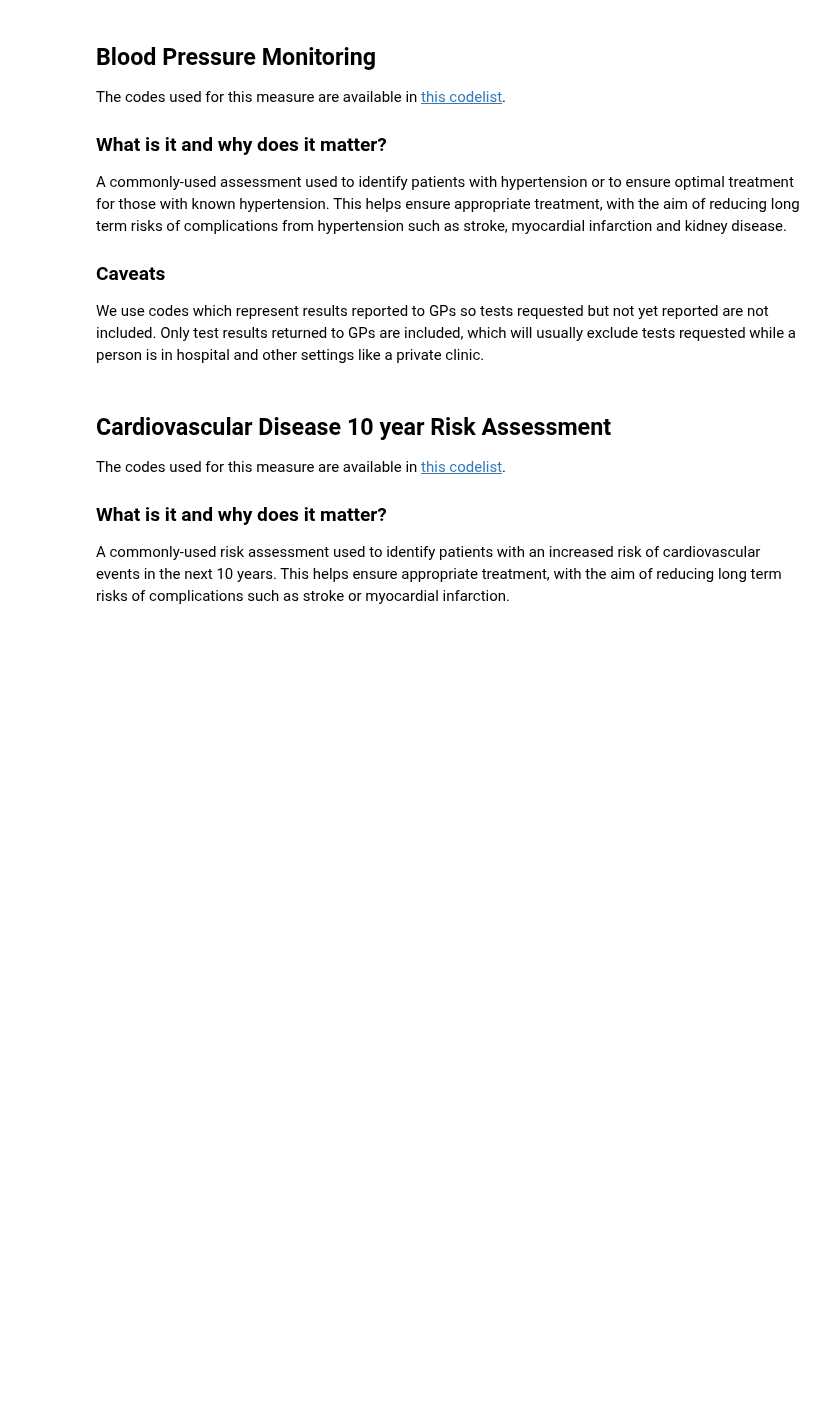
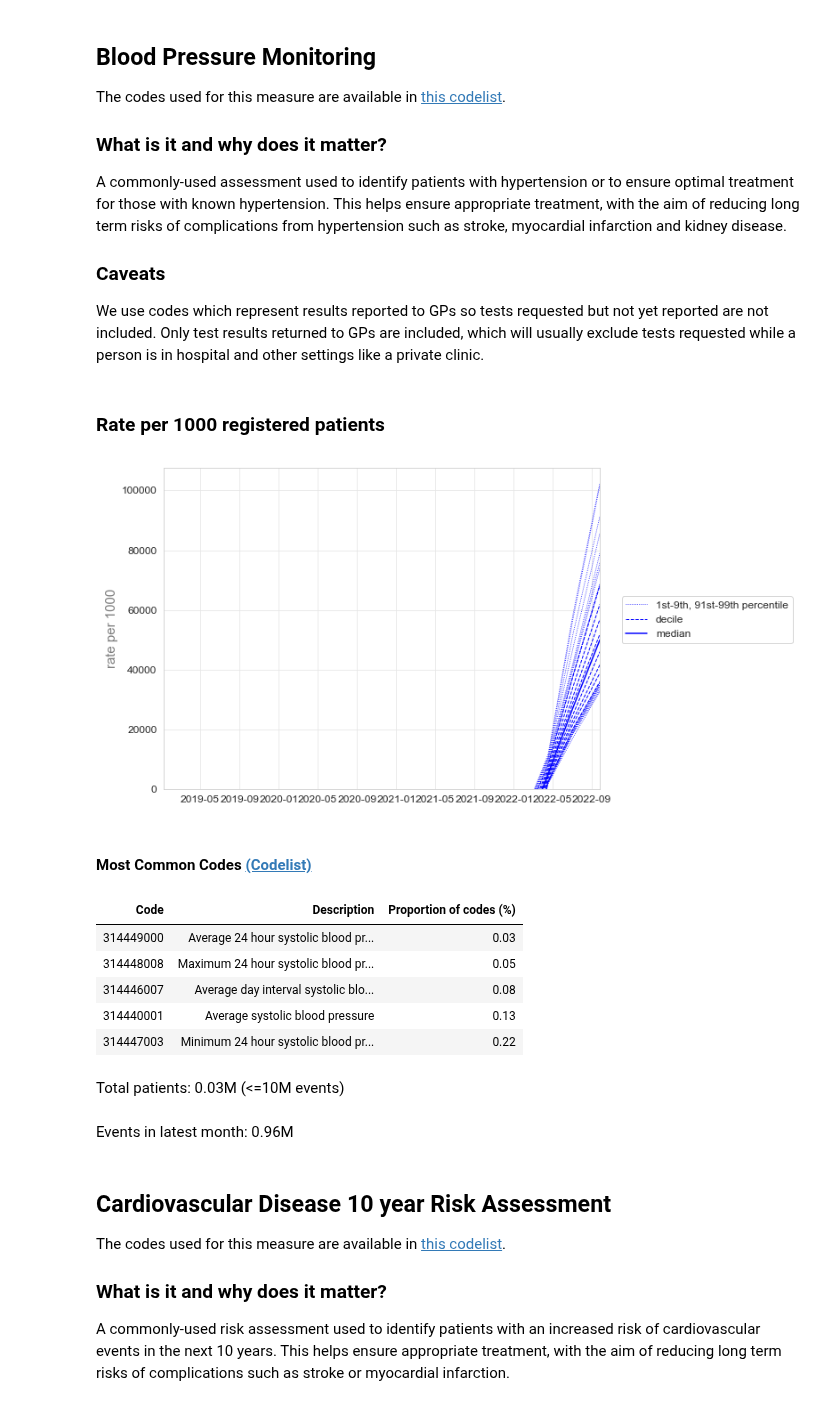
Before and after one commit to opensafely/SRO-Measures, a Jupyter notebook: analysis/sentinel_measures_updating.ipynb, the cells around one changed output. Cells and saved outputs as stored; diff of their text form; code cells hidden in the pictures; blank space fills up the shorter version.

```diff
--- a/analysis/sentinel_measures_updating.ipynb
+++ b/analysis/sentinel_measures_updating.ipynb
@@ -146,7 +146,7 @@ def deciles_chart_ebm(
 
 for m in sentinel_measures:
     # Load deciles and generate deciles chart
-    deciles = pd.read_csv(f"../backend_outputs/tpp/{m}/deciles_table_counts_per_week_per_practice.csv", parse_dates=['date'])
+    deciles = pd.read_csv(f"../output/{m}/deciles_table_counts_per_week_per_practice.csv", parse_dates=['date'])
 
     # fix deciles
     deciles.loc[:, "percentile"] = deciles.groupby(by=["date"])[["percentile"]].transform(replace_with_correct_deciles)
@@ -157,8 +157,7 @@ for m in sentinel_measures:
         1, 1, figsize=(800 * px, 400 * px), tight_layout=True
     )
 
-    # remove last month - its incomplete
-    deciles = deciles[deciles["date"] < "2022-10-01"]
+
 
     plot = deciles_chart_ebm(
         deciles,
@@ -168,7 +167,7 @@ for m in sentinel_measures:
         show_outer_percentiles=True,
         ax=ax,
     )
-    plt.savefig(f"../backend_outputs/tpp/{m}/deciles_chart_counts_per_week_per_practice.png")
+    plt.savefig(f"../output/{m}/deciles_chart_counts_per_week_per_practice.png")
     plt.close()
 # %%
 %%capture
@@ -188,7 +187,19 @@ A commonly-used assessment used to identify patients with hypertension or to ens
 
 We use codes which represent results reported to GPs so tests requested but not yet reported are not included. Only test results returned to GPs are included, which will usually exclude tests requested while a person is in hospital and other settings like a private clinic.
 # %%
-generate_sentinel_measure('systolic_bp', 'backend_outputs/tpp')
+generate_sentinel_measure('systolic_bp', 'output')
+# %% [output]
+### Rate per 1000 registered patients
+[figure, added]
+#### Most Common Codes <a href=https://www.opencodelists.org/codelist/opensafely/systolic-blood-pressure-qof/3572b5fb/>(Codelist)</a>
+| Code | Description | Proportion of codes (%) |
+| 314449000 | Average 24 hour systolic blood pr... | 0.03 |
+| 314448008 | Maximum 24 hour systolic blood pr... | 0.05 |
+| 314446007 | Average day interval systolic blo... | 0.08 |
+| 314440001 | Average systolic blood pressure | 0.13 |
+| 314447003 | Minimum 24 hour systolic blood pr... | 0.22 |
+Total patients: 0.03M (<=10M events)
+Events in latest month: 0.96M
 # %% [markdown]
 <a id="qrisk2"></a>
 ## Cardiovascular Disease 10 year Risk Assessment
```
Also changed, not shown: parts of 11 cells of this notebook.
